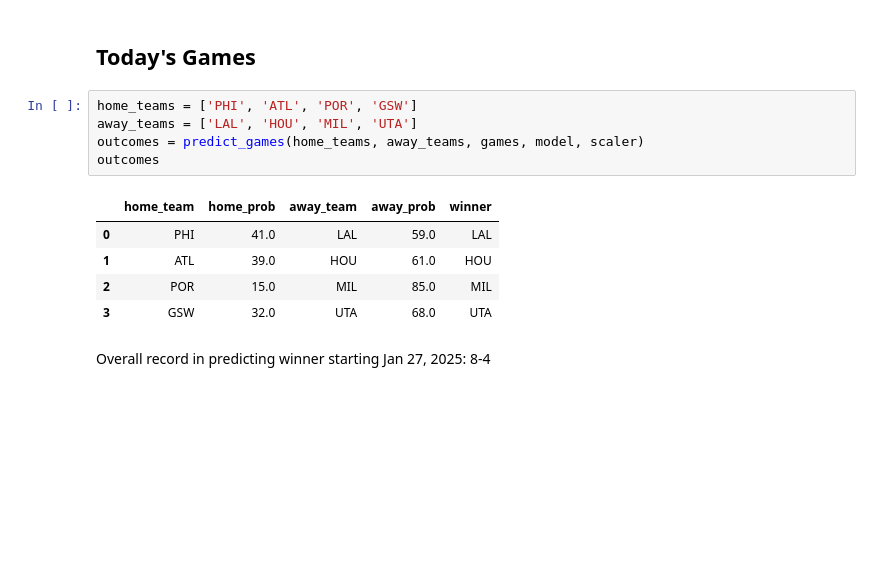
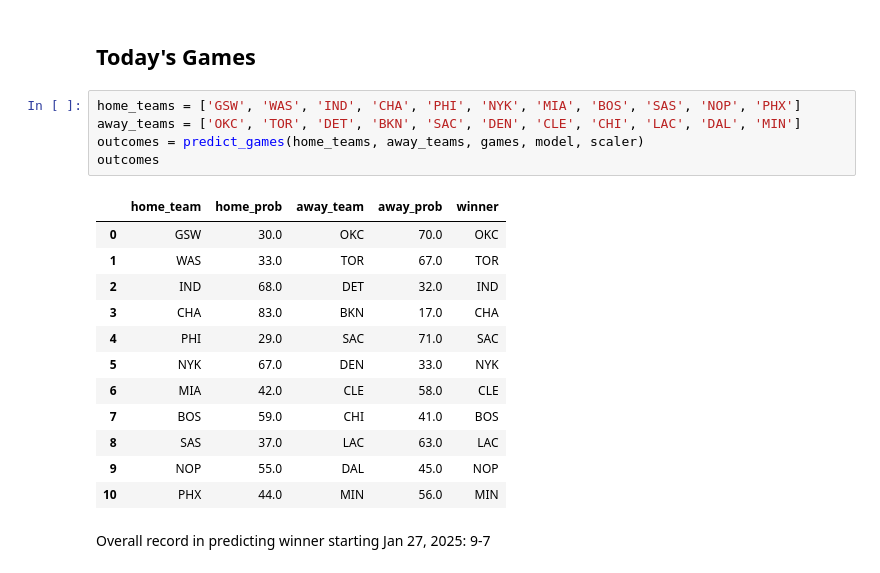
Before and after one commit to SehejGit/nba-win-predictions, a Jupyter notebook: win-probability.ipynb, the cells around one changed output. Saved outputs shown, nothing was run; the diff lists cells and outputs as text; blank space fills up the shorter version.

Commit message:
1/29 games

```diff
--- a/win-probability.ipynb
+++ b/win-probability.ipynb
@@ -387,16 +387,23 @@ todays_games
 # christmas
 # %% [markdown]
 ## Today's Games
-# %%
-home_teams = ['PHI', 'ATL', 'POR', 'GSW']
-away_teams = ['LAL', 'HOU', 'MIL', 'UTA']
-outcomes = predict_games(home_teams, away_teams, games, model, scaler)
-outcomes
-# %% [output]
-|  | home_team | home_prob | away_team | away_prob | winner |
-| 0 | PHI | 41.0 | LAL | 59.0 | LAL |
-| 1 | ATL | 39.0 | HOU | 61.0 | HOU |
-| 2 | POR | 15.0 | MIL | 85.0 | MIL |
-| 3 | GSW | 32.0 | UTA | 68.0 | UTA |
+# %%
+home_teams = ['GSW', 'WAS', 'IND', 'CHA', 'PHI', 'NYK', 'MIA', 'BOS', 'SAS', 'NOP', 'PHX']
+away_teams = ['OKC', 'TOR', 'DET', 'BKN', 'SAC', 'DEN', 'CLE', 'CHI', 'LAC', 'DAL', 'MIN']
+outcomes = predict_games(home_teams, away_teams, games, model, scaler)
+outcomes
+# %% [output]
+|  | home_team | home_prob | away_team | away_prob | winner |
+| 0 | GSW | 30.0 | OKC | 70.0 | OKC |
+| 1 | WAS | 33.0 | TOR | 67.0 | TOR |
+| 2 | IND | 68.0 | DET | 32.0 | IND |
+| 3 | CHA | 83.0 | BKN | 17.0 | CHA |
+| 4 | PHI | 29.0 | SAC | 71.0 | SAC |
+| 5 | NYK | 67.0 | DEN | 33.0 | NYK |
+| 6 | MIA | 42.0 | CLE | 58.0 | CLE |
+| 7 | BOS | 59.0 | CHI | 41.0 | BOS |
+| 8 | SAS | 37.0 | LAC | 63.0 | LAC |
+| 9 | NOP | 55.0 | DAL | 45.0 | NOP |
+| 10 | PHX | 44.0 | MIN | 56.0 | MIN |
 # %% [markdown]
-Overall record in predicting winner starting Jan 27, 2025: 8-4
+Overall record in predicting winner starting Jan 27, 2025: 9-7
```
Also changed, not shown: parts of 9 cells of this notebook.
